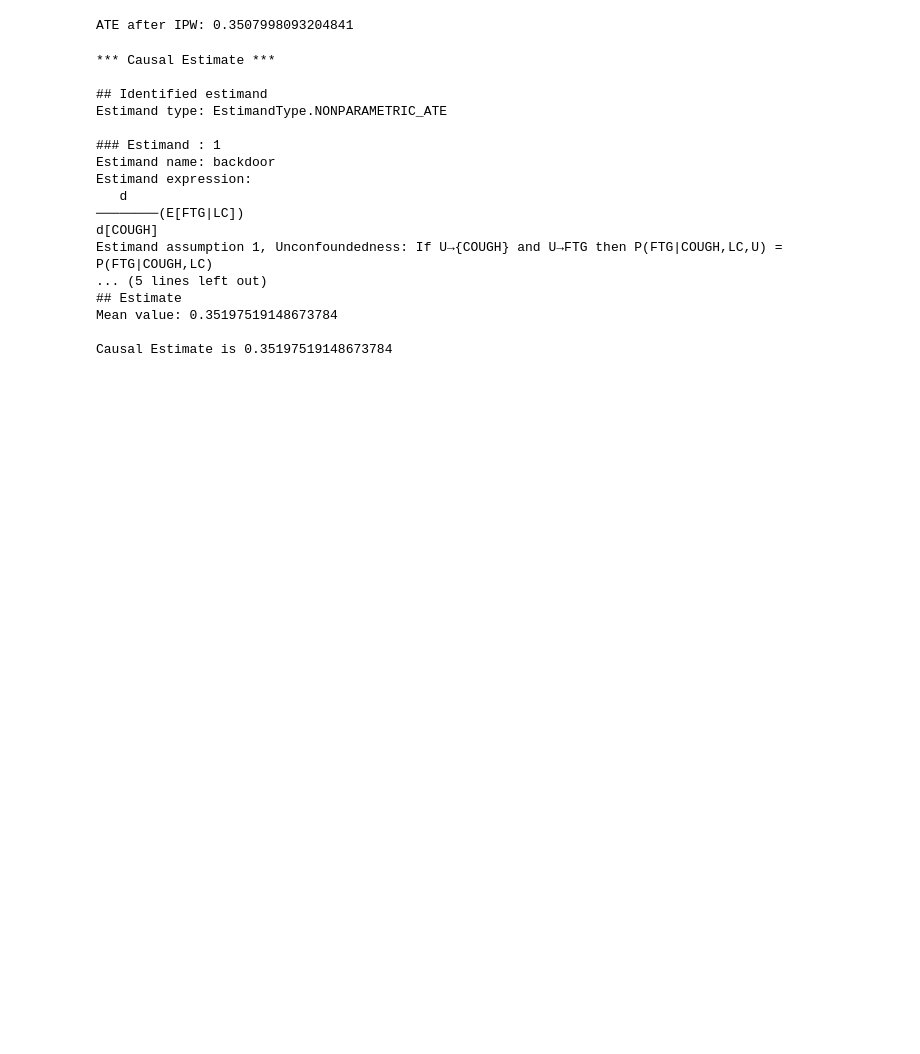
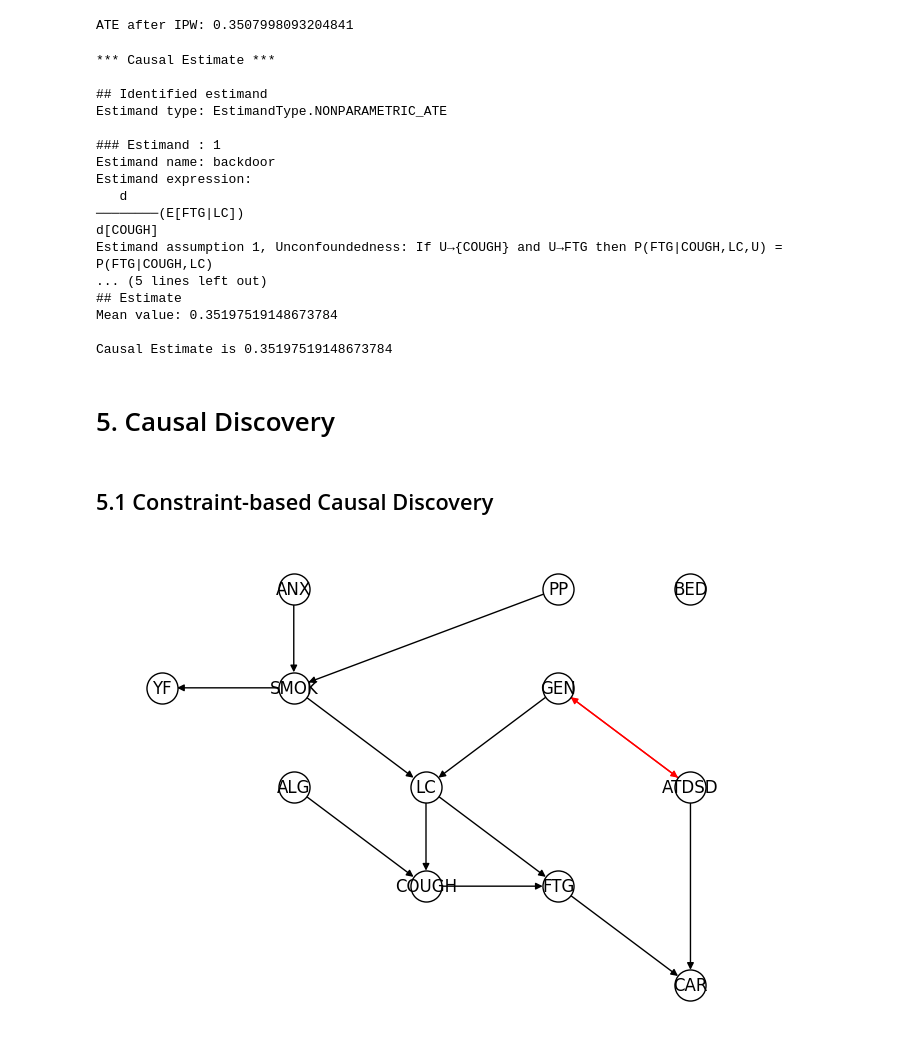
Before and after one commit to stathis99/Causal-DS, a Jupyter notebook: causal .ipynb, the cells around one changed output. Saved outputs shown, nothing was run; the diff lists cells and outputs as text; code cells hidden in the pictures; blank space fills up the shorter version.

Commit message:
Added Causal Discovery
Added dependencies, PC, GES and some initial remarks

```diff
--- a/causal .ipynb
+++ b/causal .ipynb
@@ -248,3 +248,32 @@ Estimand assumption 1, Unconfoundedness: If U→{COUGH} and U→FTG then P(FTG|C
 Mean value: 0.35197519148673784
 
 Causal Estimate is 0.35197519148673784
+# %% [markdown]
+# 5. Causal Discovery
+# %%
+from itertools import combinations
+
+import cdt
+# cdt.SETTINGS.rpath = '/usr/local/bin/Rscript' # for macOS
+cdt.SETTINGS.rpath = 'C:/Program Files/R/R-4.3.3/bin/Rscript' # for Windows, here you may need to adjust the path based on your R Version
+
+from dowhy import CausalModel
+import matplotlib.pyplot as plt
+import networkx as nx
+import numpy as np
+from numpy.random import normal
+import pandas as pd
+import pingouin as pg
+import dowhy.graph_learners.ges as dowhy_ges
+import ges
+
+alpha = 0.05 # significance level
+# %% [markdown]
+## 5.1 Constraint-based Causal Discovery
+# %%
+pc = cdt.causality.graph.PC(CItest="gaussian", alpha=alpha)
+pc_graph = pc.create_graph_from_data(data)
+colors = ['red'  if (y,x) in pc_graph.edges() else 'black' for (x,y) in pc_graph.edges()]
+nx.draw(pc_graph, with_labels=True, node_size=500, node_color='w', edgecolors ='black', pos=pos, edge_color=colors)
+# %% [output]
+[figure, added]
```
Also changed, not shown: parts of 7 cells of this notebook.
